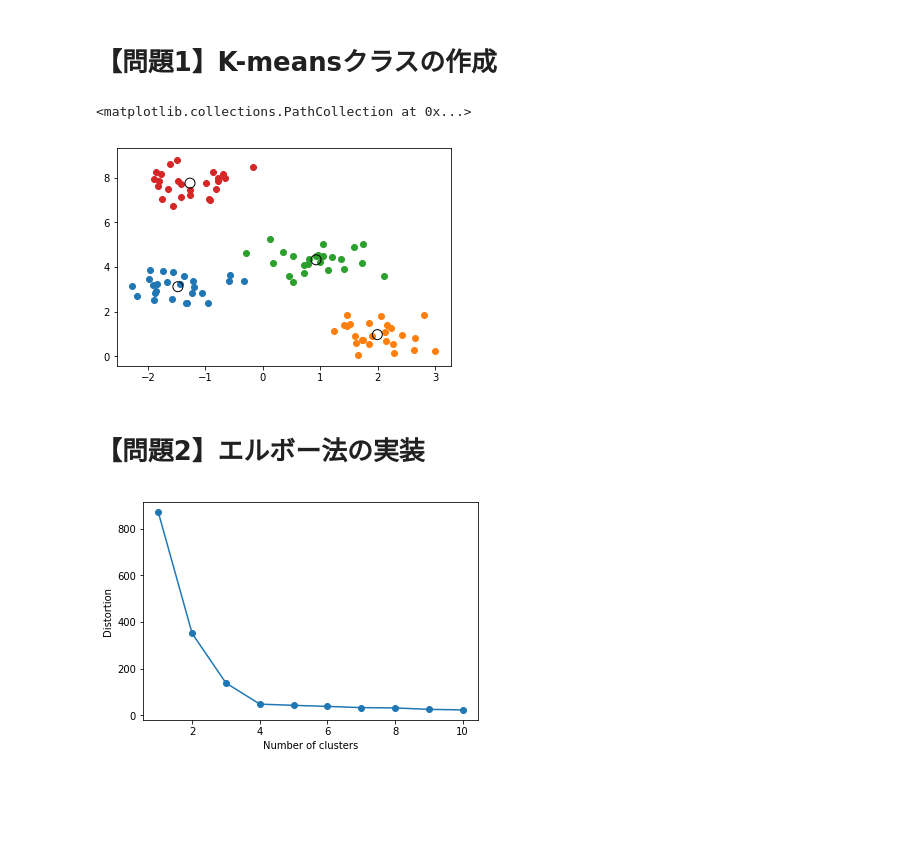
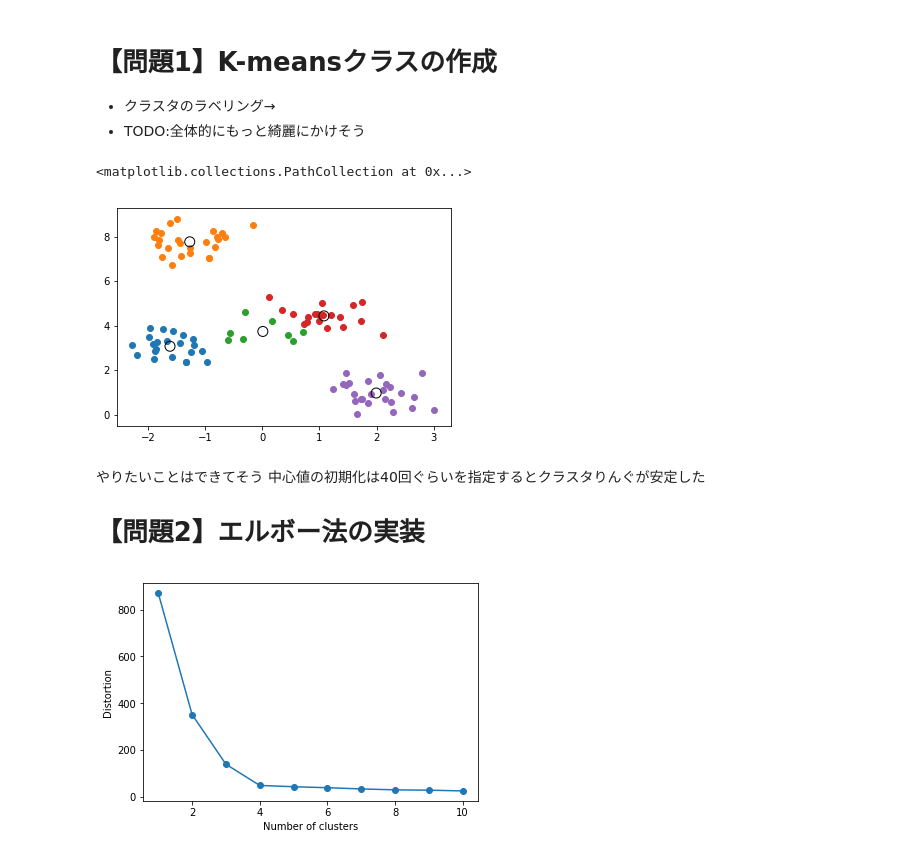
Before and after one commit to tai-fujio/diveintocode-ml, a Jupyter notebook: term1/sprint7-ml-scratch-clustering.ipynb, the cells around one changed output. Cells and saved outputs as stored; diff of their text form; code cells hidden in the pictures; blank space fills up the shorter version.

```diff
--- a/term1/sprint7-ml-scratch-clustering.ipynb
+++ b/term1/sprint7-ml-scratch-clustering.ipynb
@@ -7,5 +13,7 @@ from sklearn.datasets import make_blobs
 # %% [markdown]
 # 【問題1】K-meansクラスの作成
+- クラスタのラベリング→
+- TODO:全体的にもっと綺麗にかけそう
 # %%
 import numpy as np
 
@@ -179,25 +209,27 @@ def SSE(X, cluster_centers, labels):
 # %%
 X, _ = make_blobs(n_samples=100, n_features=2, centers=4, cluster_std=0.5, shuffle=True, random_state=0)
 
-n_clusters = 4
+n_clusters = 5
+n_init=40
 
-skm = ScratchKMeans(n_clusters=n_clusters)
+skm = ScratchKMeans(n_clusters=n_clusters, n_init=n_init)
 skm.fit(X)
 
 y_pred = skm.predict(X)
+
+# 各要素をラベルごとに色付けして表示する
+for i in range(n_clusters):
+    labels = X[y_pred == i]
+    plt.scatter(labels[:, 0], labels[:, 1])
+
+centers = skm.cluster_centers_
+plt.scatter(centers[:, 0], centers[:, 1], s=100,
+            facecolors='none', edgecolors='black')
+# %% [output]
+<matplotlib.collections.PathCollection at 0x...>
+[figure, added]
-# %%
-# 各要素をラベルごとに色付けして表示する
-for i in range(n_clusters):
-    labels = X[y_pred == i]
-    plt.scatter(labels[:, 0], labels[:, 1])
-
-centers = skm.cluster_centers_
-plt.scatter(centers[:, 0], centers[:, 1], s=100,
-            facecolors='none', edgecolors='black')
-# %% [output]
-<matplotlib.collections.PathCollection at 0x...>
-[figure, removed]
 # %% [markdown]
+やりたいことはできてそう 中心値の初期化は40回ぐらいを指定するとクラスタりんぐが安定した
 # 【問題2】エルボー法の実装
 # %%
 distortions = []
```
Also changed, not shown: parts of 35 cells of this notebook.
